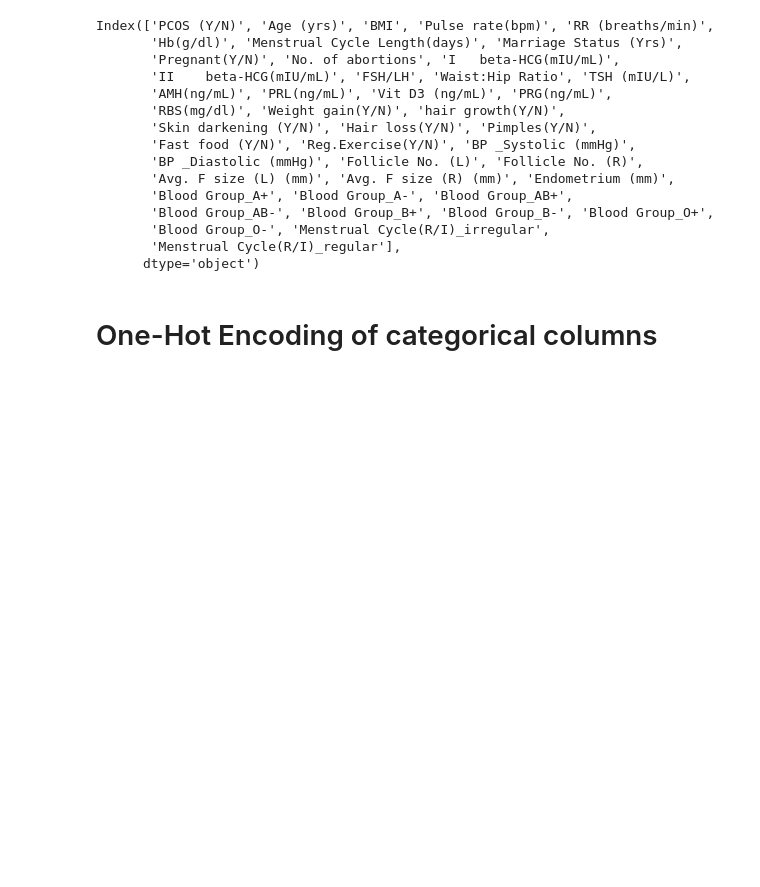
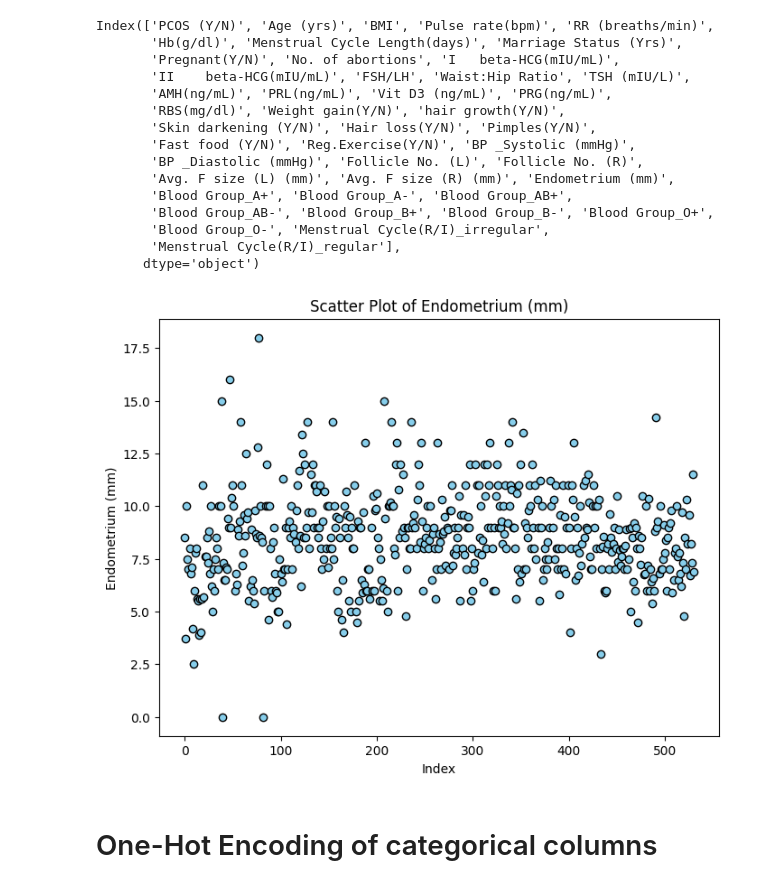
Before and after one commit to stacychann/dsa4262_pcos, a Jupyter notebook: Cleaning_EDA.ipynb, the cells around one changed output. Drawn from its saved outputs; the diff is of its cells as text; code cells hidden in the pictures; blank space fills up the shorter version.

```diff
--- a/Cleaning_EDA.ipynb
+++ b/Cleaning_EDA.ipynb
@@ -359,3 +366,6 @@ df.to_csv("cleaned_data.csv", header=True, index=False)
+# %%
+data = pd.read_csv("cleaned_data.csv")
+df = data.copy()
 # %% [markdown]
 # EDA
 # %%
@@ -445,6 +465,46 @@ cat_df["II beta-HCG cat"] = cat_df.apply(lambda row: ("normal" if row["II    bet
 # Assuming that all the females have puberty already and have yet to reach menopause, based on their ages.
 # Their normal levels should be 4.7 to 21.5 mIU/mL.
 # cat_df["FSH(mIU/mL)"] = cat_df["FSH(mIU/mL)"].apply(lambda x: "low" if x < 4.7 else "normal" if x <= 21.5 else "high")
+# %%
+# 'PRG(ng/mL)' progesterone
+cat_df["PRG(ng/mL)"] = cat_df.apply(lambda row: (
+    # Non-pregnant: use luteal-phase range as the benchmark
+    "low" if row["PRG(ng/mL)"] < 2 else "normal" if row["PRG(ng/mL)"] <= 25 else "high"
+) if row["Pregnant(Y/N)"] == 0 else (
+    "low" if row["PRG(ng/mL)"] < 10
+    else "normal" if row["PRG(ng/mL)"] <= 290
+    # Pregnant: approximate categorization by trimester???
+    # else "first_trimester" if row["PRG(ng/mL)"] <= 44
+    # else "second_trimester" if row["PRG(ng/mL)"] <= 82.5
+    # else "third_trimester" if row["PRG(ng/mL)"] <= 290
+    else "high"
+), axis=1)
+
+# 'RBS(mg/dl)'
+cat_df["RBS(mg/dl)"] = cat_df["RBS(mg/dl)"].apply(lambda x: "low" if x < 70 else "normal" if x < 140 else "high")
+# pre-diabetes: 140-199
+# diabetes >200
+
+# 'BP _Systolic (mmHg)'
+cat_df["BP _Systolic (mmHg)"] = cat_df["BP _Systolic (mmHg)"].apply(lambda x: "low" if x < 90 else "normal" if x <= 139 else "high")
+
+# 'BP _Diastolic (mmHg)’
+cat_df["BP _Diastolic (mmHg)"] = cat_df["BP _Diastolic (mmHg)"].apply(lambda x: "low" if x < 60 else "normal" if x <= 89 else "high")
+
+# 'Endometrium (mm)'
+# This one really depends on the phase of the menstrual cycle?
+# cat_df["Endometrium (mm)"] = cat_df["Endometrium (mm)"].apply(lambda x: "thin" if x < 5 else "normal" if x <= 16 else "thick")
+# %%
+import matplotlib.pyplot as plt
+
+plt.figure(figsize=(8,6))
+plt.scatter(range(len(cat_df["Endometrium (mm)"])), cat_df["Endometrium (mm)"], color='skyblue', edgecolor='black')
+plt.title("Scatter Plot of Endometrium (mm)")
+plt.xlabel("Index")
+plt.ylabel("Endometrium (mm)")
+plt.show()
+# %% [output]
+[figure, added]
 # %% [markdown]
 # One-Hot Encoding of categorical columns
 # %%
```
Also changed, not shown: parts of 4 cells of this notebook.
